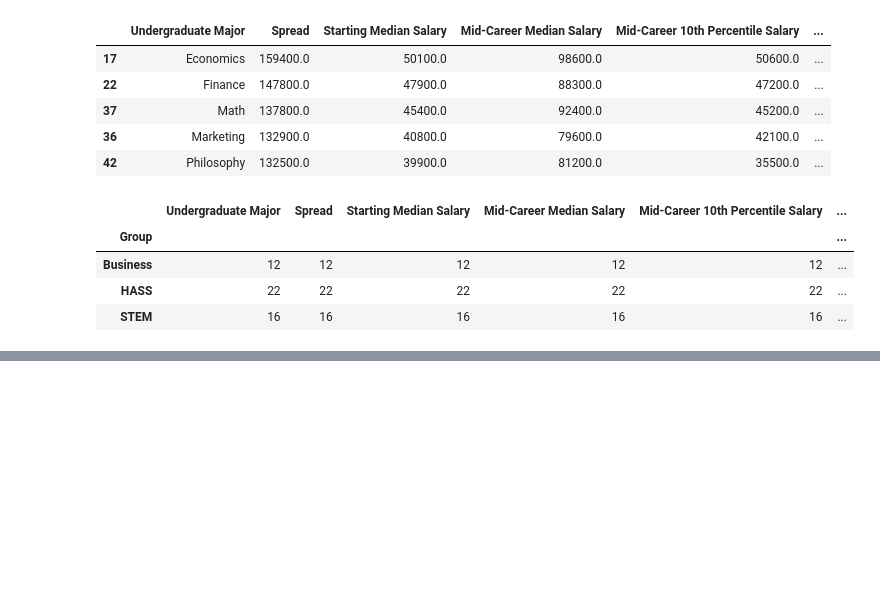
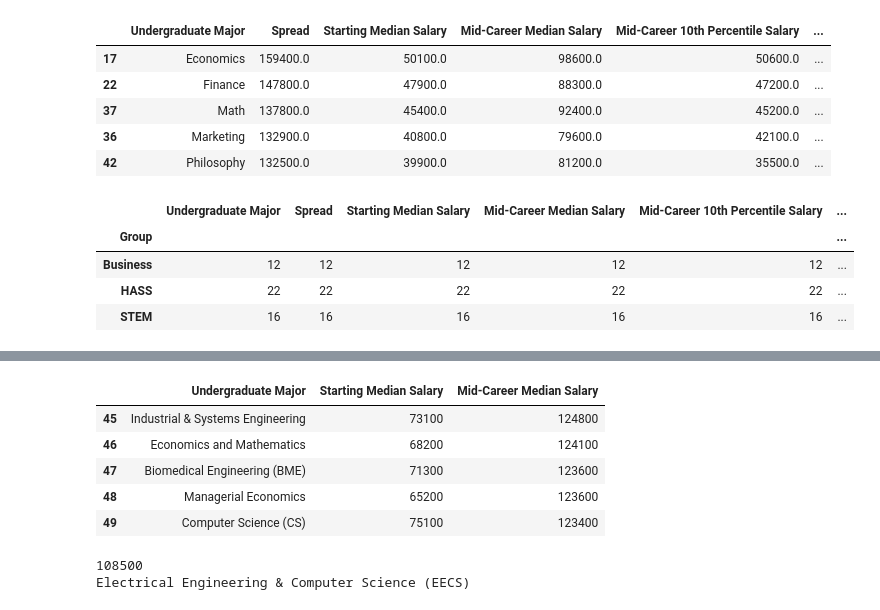
Before and after one commit to boolin9/college_major_vs_salary, a Jupyter notebook: salary_exploration.ipynb, the cells around one changed output, grey strips where cells are left out. Cells and saved outputs as stored; diff of their text form; code cells hidden in the pictures; blank space fills up the shorter version.

```diff
--- a/salary_exploration.ipynb
+++ b/salary_exploration.ipynb
@@ -175,0 +187,16 @@ Most Recent Data
+# %%
+df2.tail()
+# %% [output]
+|  | Undergraduate Major | Starting Median Salary | Mid-Career Median Salary |
+| 45 | Industrial & Systems Engineering | 73100 | 124800 |
+| 46 | Economics and Mathematics | 68200 | 124100 |
+| 47 | Biomedical Engineering (BME) | 71300 | 123600 |
+| 48 | Managerial Economics | 65200 | 123600 |
+| 49 | Computer Science (CS) | 75100 | 123400 |
+# %%
+max_start_salary = df2['Starting Median Salary'].idxmax()
+print(df2['Starting Median Salary'][max_start_salary])
+print(df2['Undergraduate Major'][max_start_salary])
+# %% [output]
+108500
+Electrical Engineering & Computer Science (EECS)
```
Also changed, not shown: parts of 4 cells of this notebook, 2 other files.
